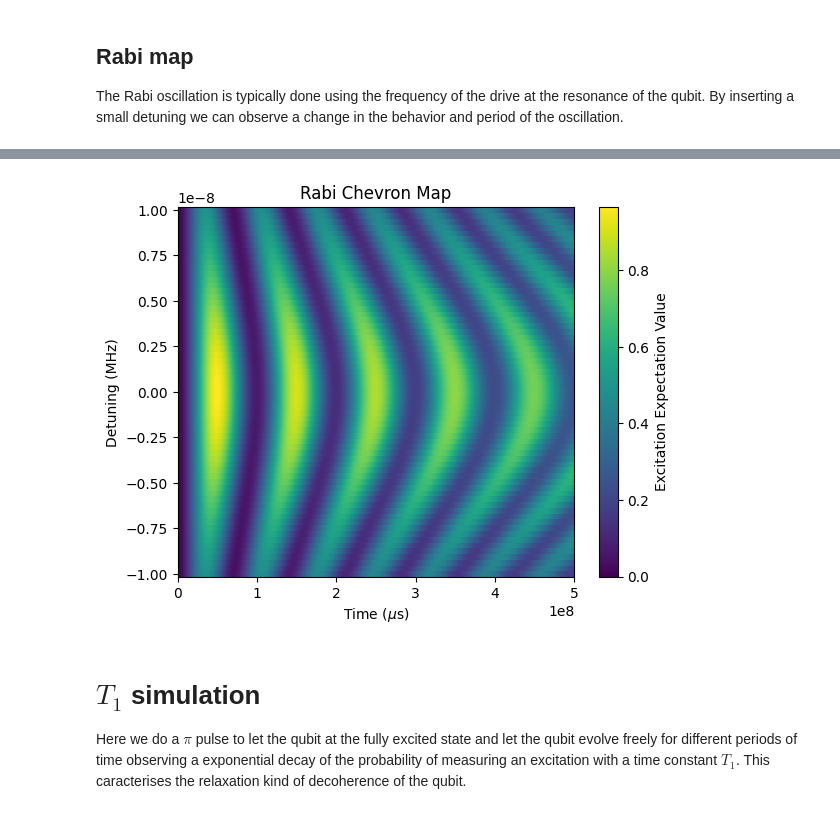
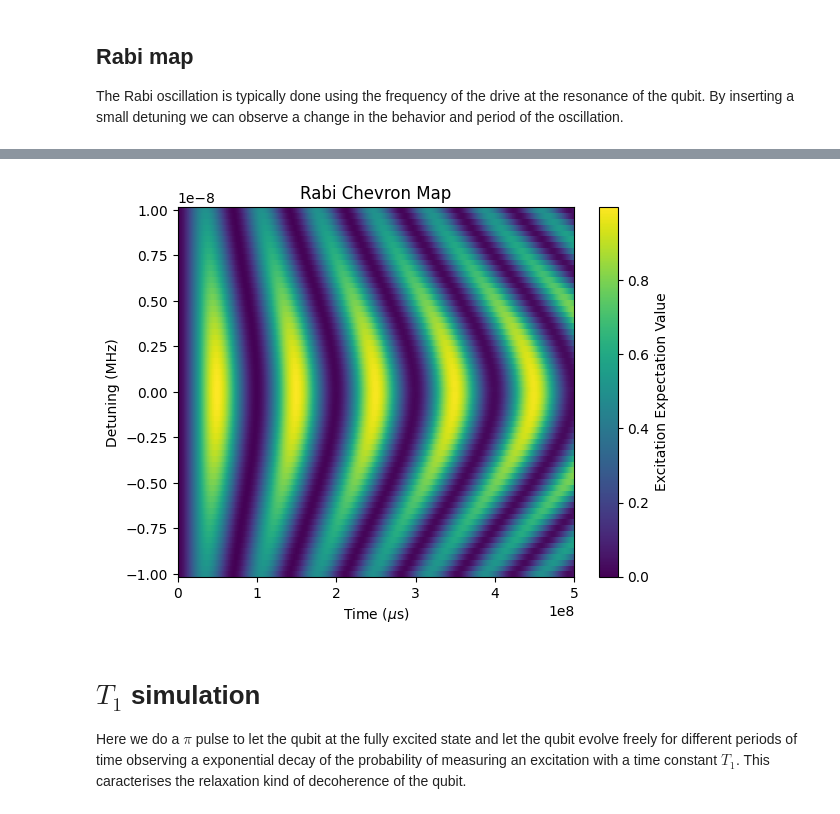
Before and after one commit to jyamaoka/qubit_zz_coupling, a Jupyter notebook: examples/simulation-qubit-time-dept.ipynb, the cells around one changed output, grey strips where cells are left out. Cells and saved outputs as stored; diff of their text form; code cells hidden in the pictures.

```diff
--- a/examples/simulation-qubit-time-dept.ipynb
+++ b/examples/simulation-qubit-time-dept.ipynb
@@ -69,7 +69,9 @@ You can too normalize the units by $\omega_q$ (wq) for the same reason, this mea
 The reason for that is that large floating numbers such as $10^9$ are harder to represent for a computer with precision and over a large simulations or calculations these errors will accumulate.
 # %%
 # parameters
-wq=3*2*np.pi #qubit resonance frequency [GHz.rad]
+wq=3.2*2*np.pi #qubit resonance frequency [GHz.rad]
+#wq=1 #qubit resonance frequency [GHz.rad]
+
 Ed=0.01*2*np.pi #driving energy [GHz.rad]
 
 pi_pulse=np.pi/Ed
@@ -93,18 +95,20 @@ n=sm.dag()*sm
 def H(wq, Ed_t):
   # time independant hamiltonian (normalized by wq)
   if Ed_t==0:
-    return -0.5*wq*sz/wq
+    return -0.5*wq*sz
+    #return -0.5*wq*sz/wq
+
   # time dependant hamiltonian
   # [time independant part, [operator,time dependant operator amplitude]]
   # [qubit, [drive]]
-  return [-0.5*wq*sz/wq,[sx/wq,Ed_t]]
-  #return [-0.5*wq*sz,[sx,Ed_t]]
+  return [-0.5*wq*sz,[sx,Ed_t]]
+  #return [-0.5*wq*sz/wq,[sx/wq,Ed_t]]
 
 # colapse operators normalized by wq
 def c_ops(T1, T2):
   gamma_phi=1/T2-1/2/T1 #pure dephasing constant
-  #return [np.sqrt(1/T1)*sm,np.sqrt(gamma_phi/2)*sz]
-  return [np.sqrt(1/T1/wq)*sm,np.sqrt(gamma_phi/2/wq)*sz]
+  return [np.sqrt(1/T1)*sm,np.sqrt(gamma_phi/2)*sz]
+  #return [np.sqrt(1/T1/wq)*sm,np.sqrt(gamma_phi/2/wq)*sz]
 
   #return [np.sqrt(1/T1)*sm,np.sqrt(2*gamma_phi)*n] #same thing for dephasing but in different terms
 # %% [output]
@@ -124,9 +128,11 @@ def rabi(Det):
   # drive pulse
   def drive(t):
     wd=wq+Det*2*np.pi # drive angular freq
-    return Ed*np.sin(wd/wd*t) #we normalize the frequency by wq
+    #print(Ed)
+    return Ed*np.sin(wd*t) #we normalize the frequency by wq
+    #return Ed*np.sin(wd/wq*t) #we normalize the frequency by wq
 
-  res=qtp.mesolve(H(wq,drive),psi0,t*wq,c_ops(T1, T2),e_ops=[n])
+  res=qtp.mesolve(H(wq,drive),psi0,t,c_ops(T1, T2),e_ops=[n])
   # returns the whole oscillation for this detuning
   return res.expect[0]
 # %%
@@ -155,11 +161,11 @@ axes.set_title(f'Rabi Oscillation \n $\pi$ pulse={pi_pulse:.3f}$\mu s$');
 ## Rabi map
 The Rabi oscillation is typically done using the frequency of the drive at the resonance of the qubit. By inserting a small detuning we can observe a change in the behavior and period of the oscillation.
 # %%
-Det=np.linspace(-0.01,0.01,64) #GHz
+det=np.linspace(-0.01,0.01,64) #GHz
 
 # qutip's parallelism "map()" like function to evaluate all Detunings
 if USE_MP:
-    chevron=list(qtp.parallel.parallel_map(rabi,Det,progress_bar=True))
+    chevron=list(qtp.parallel.parallel_map(rabi,det,progress_bar=True))
 else:
-    chevron=[rabi(d) for d in Det]
+    chevron=[rabi(d) for d in det]
 # %% [output]
@@ -177,18 +183,18 @@ Total run time:   1.63s
 # %%
 # prompt: plot the rabi chevron map with t as x axis and Det as y axis in pcolor
 
 
 # Assuming 't' and 'Det' are defined from the previous code
-T, Det = np.meshgrid(t, Det)
+T, Det = np.meshgrid(t, det)
 
 plt.pcolor(T * 1e6, Det * 1e-6, np.array(chevron))  # Plotting with correct units
 plt.xlabel("Time ($\mu$s)")
 plt.ylabel("Detuning (MHz)")
 plt.title("Rabi Chevron Map")
 plt.colorbar(label="Excitation Expectation Value")
 plt.show()
 # %% [output]
-[figure, old version]
+[figure, new version]
 # %% [markdown]
 # $T_1$ simulation
 Here we do a $\pi$ pulse to let the qubit at the fully excited state and let the qubit evolve freely for different periods of time observing a exponential decay of the probability of measuring an excitation with a time constant $T_1$. This caracterises the relaxation kind of decoherence of the qubit.
```
Also changed, not shown: parts of 2 cells of this notebook, 2 other files.
